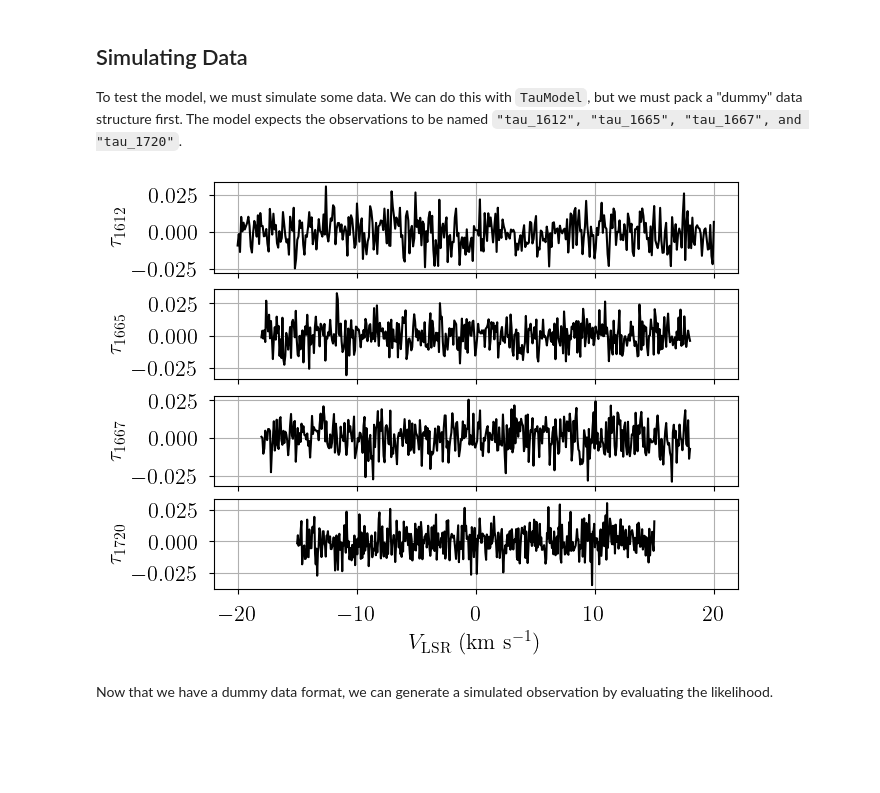
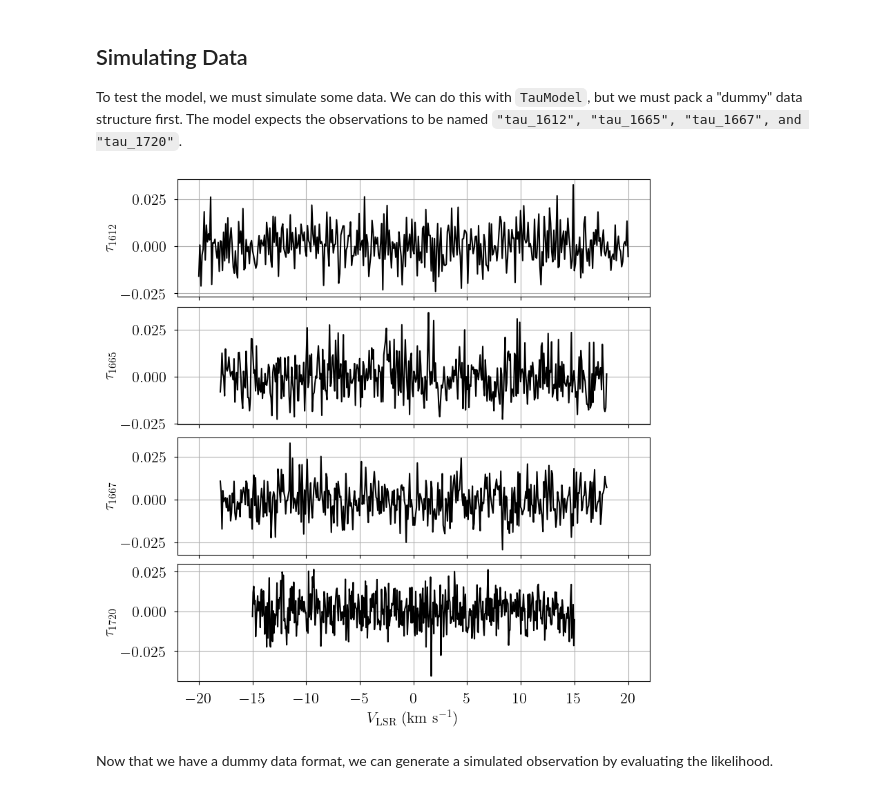
Before and after one commit to tvwenger/amoeba2, a Jupyter notebook: docs/source/notebooks/tau_model.ipynb, the cells around one changed output. Drawn from its saved outputs; the diff is of its cells as text; code cells hidden in the pictures; blank space fills up the shorter version.

```diff
--- a/docs/source/notebooks/tau_model.ipynb
+++ b/docs/source/notebooks/tau_model.ipynb
@@ -47,36 +47,42 @@ velo_axis = {
     "1612": np.linspace(-20.0, 20.0, 400), # km s-1
     "1665": np.linspace(-18.0, 18.0, 450),
     "1667": np.linspace(-18.0, 18.0, 450),
     "1720": np.linspace(-15.0, 15.0, 500),
 }
 
 # data noise can either be a scalar (assumed constant noise across the spectrum)
 # or an array of the same length as the data
 rms_tau = {
     "1612": 0.01,
     "1665": 0.01,
     "1667": 0.01,
     "1720": 0.01,
 }
 
 # brightness data. In this case, we just throw in some random data for now
 # since we are only doing this in order to simulate some actual data.
 tau = {label: rms_tau[label] * np.random.randn(len(velo_axis[label])) for label in velo_axis.keys()}
 
 # TauModel expects four observations
 dummy_data = {
-    f"tau_{label}": SpecData(velo_axis[label], tau[label], rms_tau[label], xlabel=r"$V_{\rm LSR}$ (km s$^{-1}$)", ylabel=r"$\tau_{"+f"{label}"+r"}$")
+    f"tau_{label}": SpecData(
+        velo_axis[label],
+        tau[label],
+        rms_tau[label],
+        xlabel=r"$V_{\rm LSR}$ (km s$^{-1}$)",
+        ylabel=r"$\tau_{"+f"{label}"+r"}$"
+    )
     for label in velo_axis.keys()
 }
 
 # Plot dummy data
-fig, axes = plt.subplots(4, sharex=True, layout="constrained")
+fig, axes = plt.subplots(4, sharex=True, layout="constrained", figsize=(8, 8))
 for ax, dummy_datum in zip(axes, dummy_data.values()):
     ax.plot(dummy_datum.spectral, dummy_datum.brightness, "k-")
     ax.set_ylabel(dummy_datum.ylabel)
 _ = axes[-1].set_xlabel(dummy_datum.xlabel)
 # %% [output]
-[figure, old version]
+[figure, new version]
 # %% [markdown]
 Now that we have a dummy data format, we can generate a simulated observation by evaluating the likelihood.
 # %%
```
Also changed, not shown: parts of 21 cells of this notebook, 8 other files.
